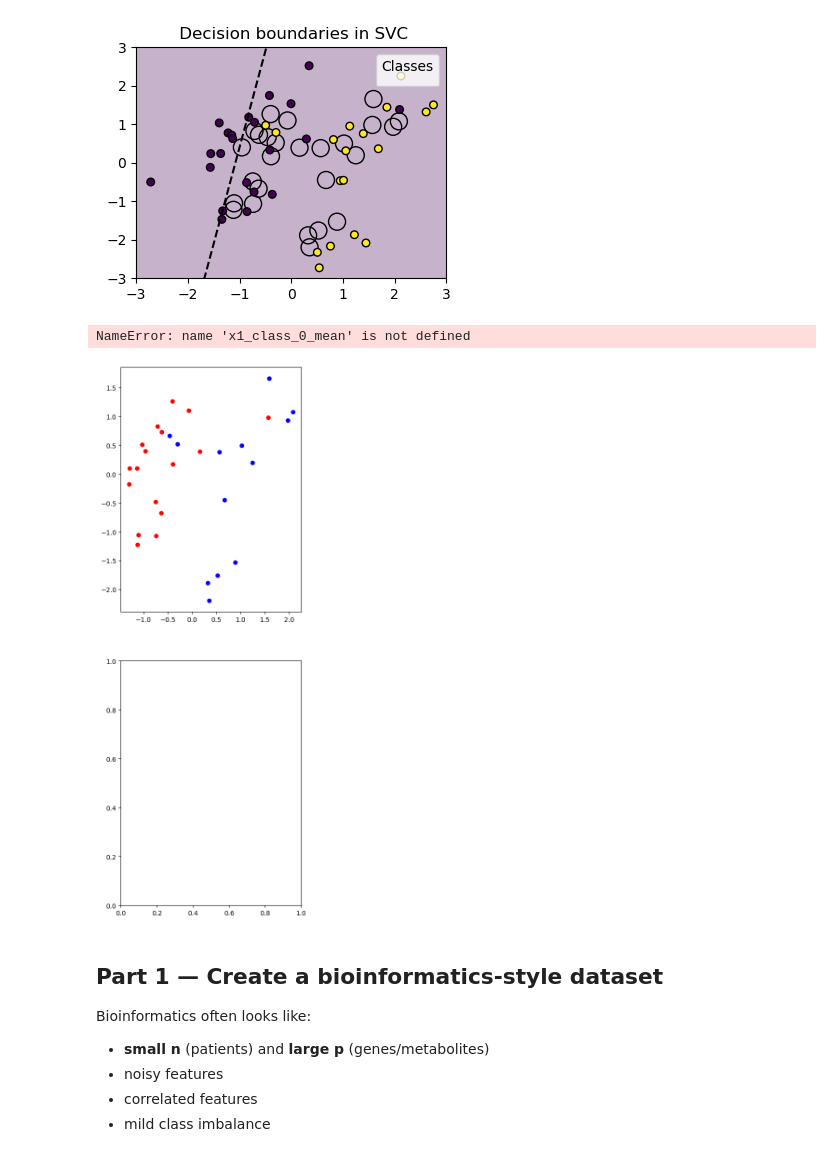
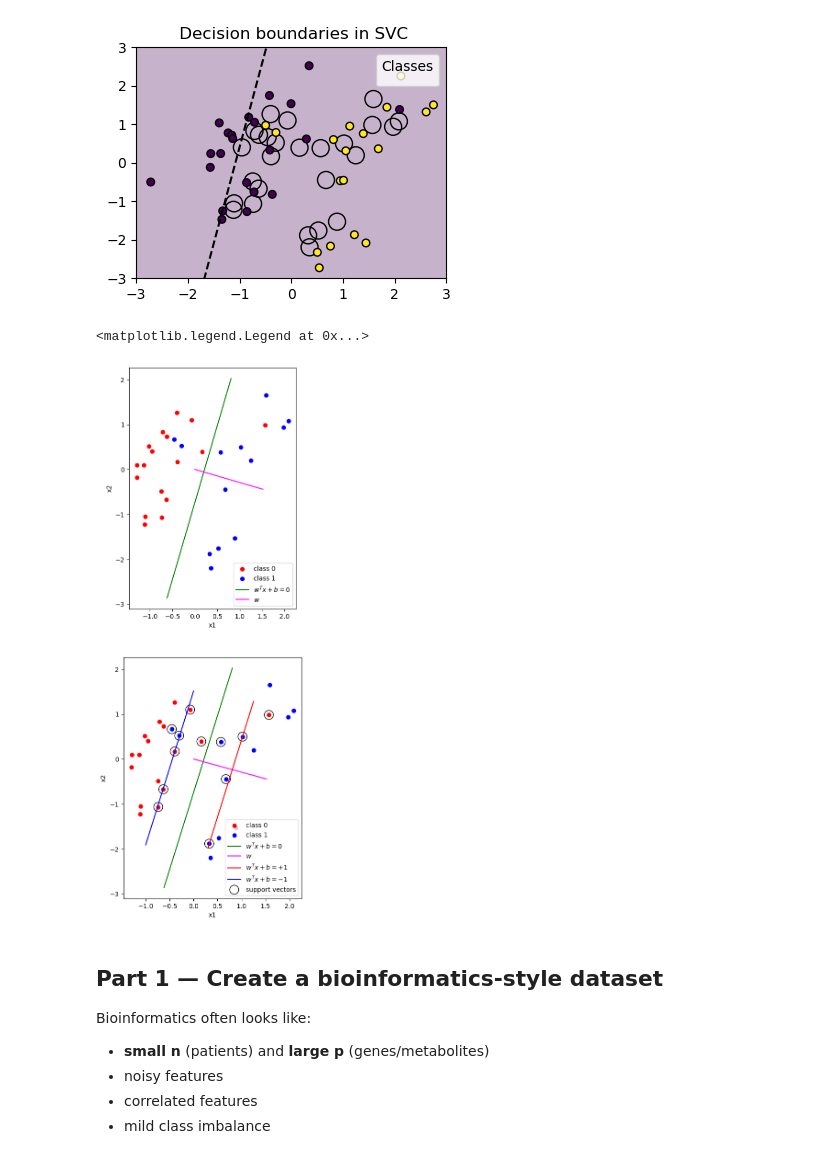
Before and after one commit to duxiuxia-bioinformatics/teach_machine_learning_and_ai, a Jupyter notebook: src/teaching/classification/svm/SVM_Bioinformatics_Lab.ipynb, the cells around one changed output. Saved outputs shown, nothing was run; the diff lists cells and outputs as text; code cells hidden in the pictures.

```diff
--- a/src/teaching/classification/svm/SVM_Bioinformatics_Lab.ipynb
+++ b/src/teaching/classification/svm/SVM_Bioinformatics_Lab.ipynb
@@ -97,7 +97,7 @@ print('Train:', X_train.shape, ' Test:', X_test.shape)
 Train: (30, 2)  Test: (10, 2)
 # %%
 # Train a SVM model
-my_C = 0.001 # 1.0
+my_C = 1 # 1.0
 svm_pipeline = Pipeline([
     ('scaler', StandardScaler()),
     ('svm', SVC(kernel='linear', C=my_C))
@@ -170,5 +169,8 @@ print(X_train_scaled[svm_pipeline.named_steps['svm'].support_, :])
  [ 0.5700654   0.37947804]]
 # %%
+# unique class labels
+print(f"Unique class labels: {np.unique(y_train)}")
+
 # prepare information for plotting the decision boundary
 tf = (y_train==0)
 x1_class_0_mean = X_train_scaled[tf, 0].mean()
@@ -184,9 +186,13 @@ print(x2_class_0_mean)
 print(x2_class_1_mean)
 
 # for plotting the upper buffer boundary
-x2_class_0_mean_upper = (1.0 + (-1.0) * b - w1 * x1_class_0_mean ) / w2
-x2_class_1_mean_upper = (1.0 + (-1.0) * b - w1 * x1_class_1_mean ) / w2
+x1_low_upper = 0.3
+x2_low_upper = (1.0 + (-1.0) * b - w1 * x1_low_upper ) / w2
+x1_high_upper = 1.25
+x2_high_upper = (1.0 + (-1.0) * b - w1 * x1_high_upper ) / w2
 
 # # for plotting the lower buffer boundary
-x2_class_0_mean_lower = (-1.0 + (-1.0) * b - w1 * x1_class_0_mean ) / w2
-x2_class_1_mean_lower = (-1.0 + (-1.0) * b - w1 * x1_class_1_mean ) / w2
+x1_low_lower = -1.0
+x2_low_lower = (-1.0 + (-1.0) * b - w1 * x1_low_lower ) / w2
+x1_high_lower = 0
+x2_high_lower = (-1.0 + (-1.0) * b - w1 * x1_high_lower) / w2
@@ -307,52 +326,53 @@ fig, axs = plt.subplots(2, 1, figsize=(5, 15))
 # =================
 tf = (y_train==0)
 axs[0].scatter(X_train_scaled[tf, 0], X_train_scaled[tf, 1], c='red', label='class 0')
 tf = (y_train==1)
 axs[0].scatter(X_train_scaled[tf, 0], X_train_scaled[tf, 1], c='blue', label='class 1')
 
 # decision boundary
 axs[0].plot([x1_class_0_mean, x1_class_1_mean], [x2_class_0_mean, x2_class_1_mean], color='green', label=r'$w^Tx + b=0$')
 
 # w: orthogonal to the hyperplane
-# axs[0].plot([0, w1], [0, w2], color='magenta', label=r'$w$')
-#
-# # axs[0].set_aspect('equal')
-# axs[0].set_xlabel('x1')
-# axs[0].set_ylabel('x2')
-# axs[0].legend()
+axs[0].plot([0, w1], [0, w2], color='magenta', label=r'$w$')
+
+# axs[0].set_aspect('equal')
+axs[0].set_xlabel('x1')
+axs[0].set_ylabel('x2')
+axs[0].legend()
 
 # =================
 # subplot 2
 # =================
 tf = (y_train==0)
 axs[1].scatter(X_train_scaled[tf, 0], X_train_scaled[tf, 1], c='red', label='class 0')
 tf = (y_train==1)
 axs[1].scatter(X_train_scaled[tf, 0], X_train_scaled[tf, 1], c='blue', label='class 1')
 
 # decision boundary
 axs[1].plot([x1_class_0_mean, x1_class_1_mean], [x2_class_0_mean, x2_class_1_mean], color='green', label=r'$w^Tx + b=0$')
 
 # w: orthogonal to the hyperplane
 axs[1].plot([0, w1], [0, w2], color='magenta', label=r'$w$')
 
-# upper buffer boundary
-axs[1].plot([x1_class_0_mean, x1_class_1_mean], [x2_class_0_mean_upper, x2_class_1_mean_upper], \
-            color='green', label=r'$w^Tx + b=+1$')
+# # upper buffer boundary
+axs[1].plot([x1_low_upper, x1_high_upper], [x2_low_upper, x2_high_upper], \
+            color='red', label=r'$w^Tx + b=+1$')
+#
+# # lower buffer boundary
+axs[1].plot([x1_low_lower, x1_high_lower], [x2_low_lower, x2_high_lower], \
+            color='blue', label=r'$w^Tx + b=-1$')
+#
+# support vectors
+axs[1].scatter(support_vectors[:, 0], support_vectors[:, 1], \
+               s=200, facecolors='none', edgecolors='k', label='support vectors')
 
-# lower buffer boundary
-axs[1].plot([x1_class_0_mean, x1_class_1_mean], [x2_class_0_mean_lower, x2_class_1_mean_lower], \
-            color='red', label=r'$w^Tx + b=-1$')
-
-# support vectors
-axs[1].scatter(support_vectors[:, 0], support_vectors[:, 1], c='cyan', label='support vectors')
-
-# axs[0].set_aspect('equal')
+axs[0].set_aspect('equal')
 axs[1].set_xlabel('x1')
 axs[1].set_ylabel('x2')
 axs[1].legend()
 # %% [output]
-NameError: name 'x1_class_0_mean' is not defined
+<matplotlib.legend.Legend at 0x...>
-[figure, old version]
+[figure, new version]
 # %% [markdown]
 ## Part 1 — Create a bioinformatics-style dataset
 Bioinformatics often looks like:
```
Also changed, not shown: parts of 7 cells of this notebook.
